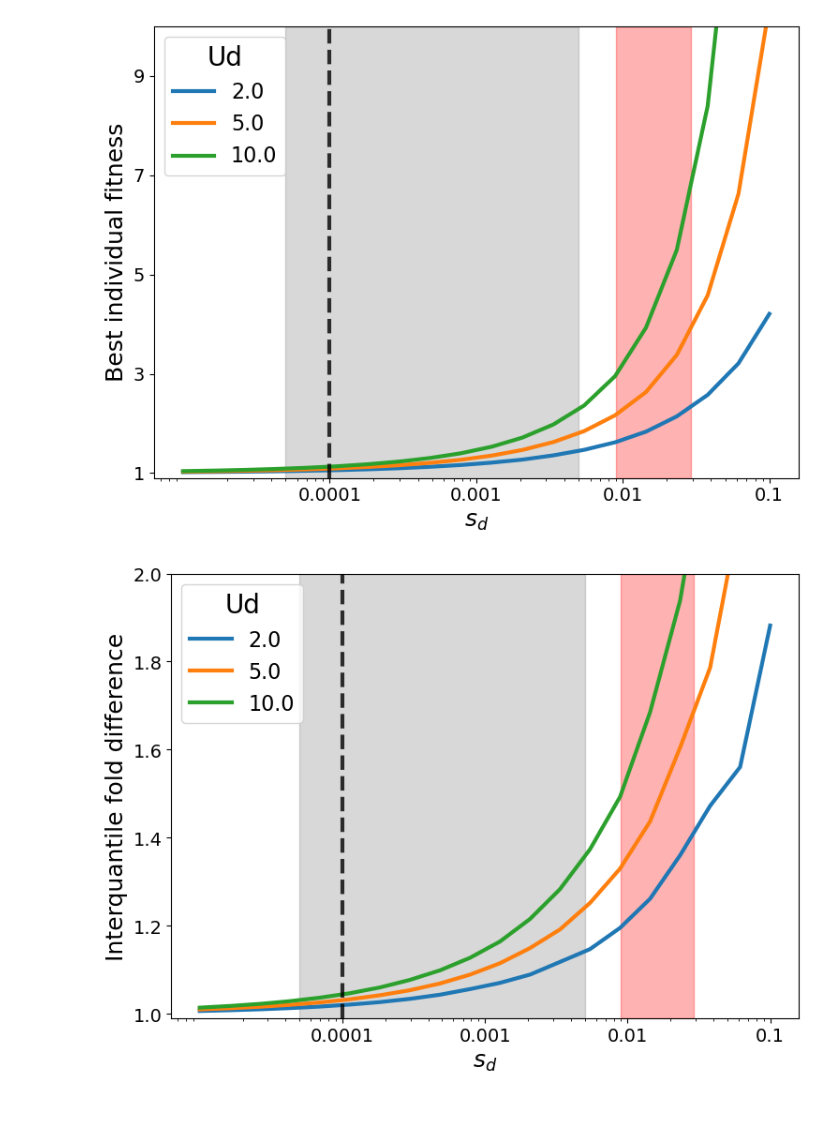
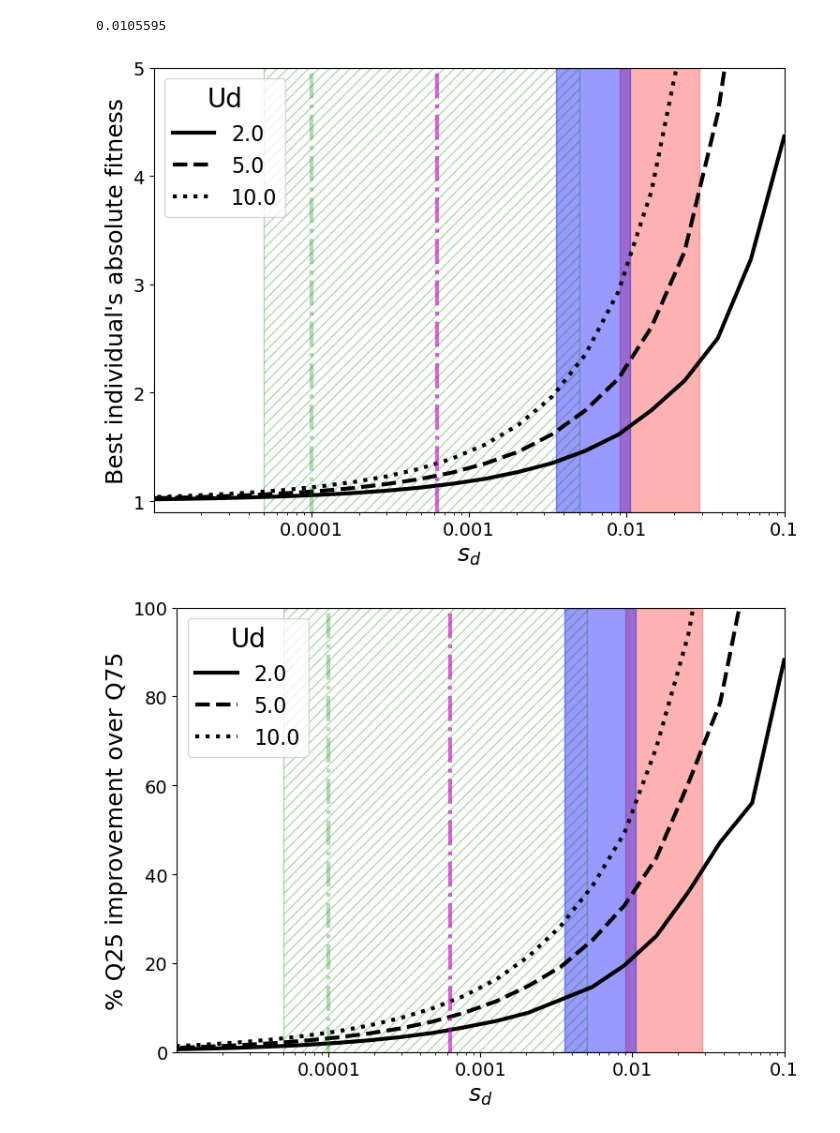
Before and after one commit to uliseshmc/Mut-sel_fitnessdistributions_codominance_no-linkage, a Jupyter notebook: best_iqr_fitness.ipynb, the cells around one changed output. Cells and saved outputs as stored; diff of their text form; code cells hidden in the pictures.

Commit message:
Including non-coding sd in the figures

```diff
--- a/best_iqr_fitness.ipynb
+++ b/best_iqr_fitness.ipynb
@@ -34,70 +34,101 @@ Galeotassd_upper = 0.01/2
 Galeotassd_lower = 0.0001/2
 
 Charlesworthsd = 0.0001
+
+Chenluetal_noncodingsd = 0.00063
+
+mixedlower_sd = 0.35*Kimetalsd + 0.65*Chenluetal_noncodingsd
+mixedupper_sd = 0.35*Boykoetalsd + 0.65*Chenluetal_noncodingsd
+# %%
+mixedupper_sd
+# %% [output]
+0.0105595
 # %%
 Ud_sd_grid = np.meshgrid(Ud, sd)
 allUds = Ud_sd_grid[0].flatten()
 allsds = Ud_sd_grid[1].flatten()
 xmean = allUds/allsds
 # %%
-xmin, std_xmin, xmax, std_xmax = libs.vget_expected_min_max_poisson_sample(xmean, PopulationSize, iterations)
+#Uses expected best individual
+#xmin, std_xmin, xmax, std_xmax = libs.vget_expected_min_max_poisson_sample(xmean, PopulationSize, iterations)
+xmin, xmax = libs.vget_median_min_max_poisson_sample(xmean, PopulationSize, iterations)
 Wbest = libs.vget_absolute_fitness(xmin, allsds, allUds)
 # %%
 interquantile_folddifference = libs.vget_interquantile_folddifference(xmean, allsds)
+Q25improvementoverQ75 = (interquantile_folddifference-1.0)*100
 # %%
 # Combine arrays into a DataFrame
 df = pd.DataFrame({
     'Ud': allUds,
     'sd': allsds,
     'Wbest': Wbest,
-    'IQFoldDifference': interquantile_folddifference
+    'IQFoldDifference': interquantile_folddifference,
+    'Q25improvementoverQ75': Q25improvementoverQ75
 })
 
 x_values = [0.0001, 0.001, 0.01, 0.1]
 x_labels = ['0.0001', '0.001', '0.01', '0.1']
 
-y_values = [1, 3, 5, 7, 9]
-y_labels = ['1', '3', '5', '7', '9']
+y_values = [1, 2, 3, 4, 5]
+y_labels = ['1', '2', '3', '4', '5']
+
+linetypes = ['-', '--', ':']
 
 # Plot using matplotlib, colored by Ud
 fig = plt.figure(figsize=(8, 6))
 ax = fig.gca()
+i=0
 for Ud_value in df['Ud'].unique():
     subset = df[df['Ud'] == Ud_value]
-    plt.plot(subset['sd'], subset['Wbest'], label=f'{Ud_value}')
+    plt.plot(subset['sd'], subset['Wbest'], label=f'{Ud_value}', linestyle=linetypes[i], c='black')
+    i += 1
 plt.xscale('log')
 plt.xlabel(r'$s_{d}$')
-plt.ylabel('Best individual fitness')
+plt.ylabel('Best individual\'s absolute fitness')
 plt.legend(title='Ud')
 ax.axvspan(Kimetalsd, Boykoetalsd, color='r', alpha=0.3)
-ax.axvspan(Galeotassd_lower, Galeotassd_upper, color='grey', alpha=0.3)
-ax.axvline(x=Charlesworthsd, color='black', linestyle='--', alpha=0.8)
+ax.axvspan(mixedlower_sd, mixedupper_sd, color='blue', alpha=0.4)
+ax.axvline(x=Chenluetal_noncodingsd, color='m', alpha=0.6, linestyle='-.')
+ax.axvspan(Galeotassd_lower, Galeotassd_upper, color='green', alpha=0.3, fill=False, hatch='///')
+ax.axvline(x=Charlesworthsd, color='green', alpha=0.3, linestyle='-.')
 ax.xaxis.set_ticks(x_values)
 ax.xaxis.set_ticklabels(x_labels)
 ax.yaxis.set_ticks(y_values)
 ax.yaxis.set_ticklabels(y_labels)
-ax.set_ylim(0.9, 10)
+ax.set_ylim(0.9, 5)
+ax.set_xlim(0.00001, 0.1)
 plt.tight_layout()
+
+fig.savefig('graphs/Wbest_Udsd.png', bbox_inches='tight')
 plt.show()
+plt.close()
 
 # Plot using matplotlib, colored by Ud
 fig = plt.figure(figsize=(8, 6))
 ax = fig.gca()
+i=0
 for Ud_value in df['Ud'].unique():
     subset = df[df['Ud'] == Ud_value]
-    plt.plot(subset['sd'], subset['IQFoldDifference'], label=f'{Ud_value}')
+    plt.plot(subset['sd'], subset['Q25improvementoverQ75'], label=f'{Ud_value}', linestyle=linetypes[i], c='black')
+    i += 1
 plt.xscale('log')
 plt.xlabel(r'$s_{d}$')
-plt.ylabel('Interquantile fold difference')
+plt.ylabel('% Q25 improvement over Q75')
 plt.legend(title='Ud')
 ax.axvspan(Kimetalsd, Boykoetalsd, color='r', alpha=0.3)
-ax.axvspan(Galeotassd_lower, Galeotassd_upper, color='grey', alpha=0.3)
-ax.axvline(x=Charlesworthsd, color='black', linestyle='--', alpha=0.8)
+ax.axvspan(mixedlower_sd, mixedupper_sd, color='blue', alpha=0.4)
+ax.axvline(x=Chenluetal_noncodingsd, color='m', alpha=0.6, linestyle='-.')
+ax.axvspan(Galeotassd_lower, Galeotassd_upper, color='green', alpha=0.3, fill=False, hatch='///')
+ax.axvline(x=Charlesworthsd, color='green', alpha=0.3, linestyle='-.')
 ax.xaxis.set_ticks(x_values)
 ax.xaxis.set_ticklabels(x_labels)
-ax.set_ylim(0.99, 2)
+ax.set_ylim(0, 100)
+ax.set_xlim(0.00001, 0.1)
 plt.tight_layout()
+
+fig.savefig('graphs/Q25_improv_Q75.png', bbox_inches='tight')
 plt.show()
+plt.close()
 # %% [output]
-[figure, old version]
+[figure, new version]
-[figure, old version]
+[figure, new version]
```
Also changed, not shown: 3 other files.
